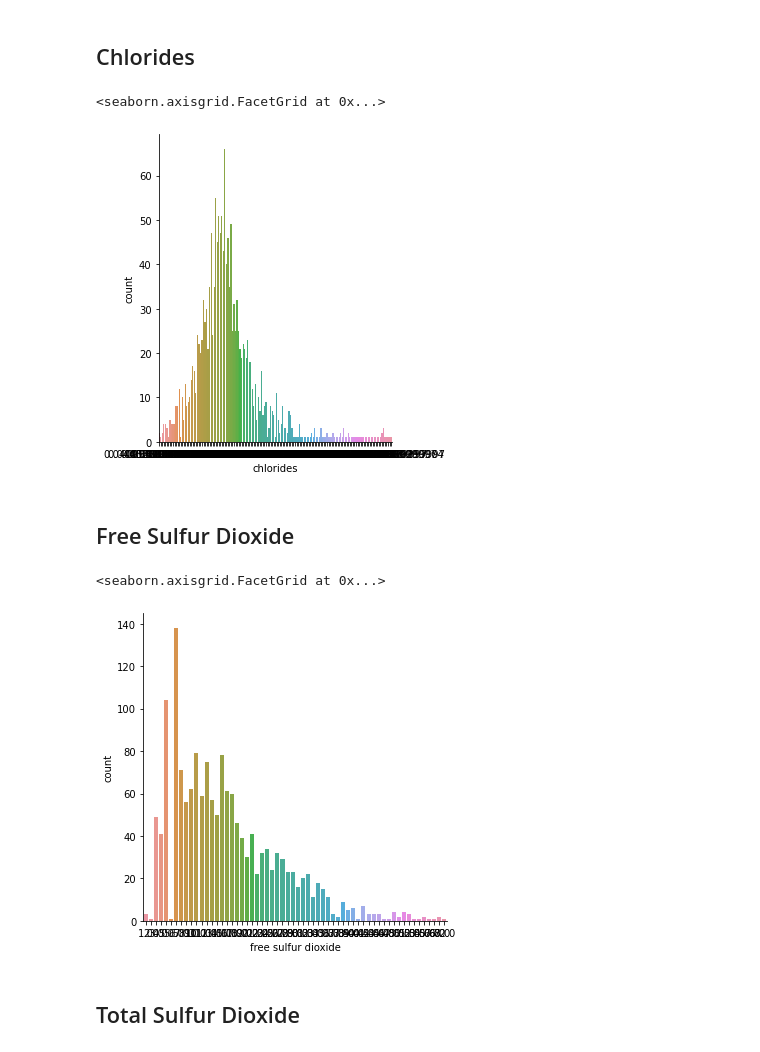
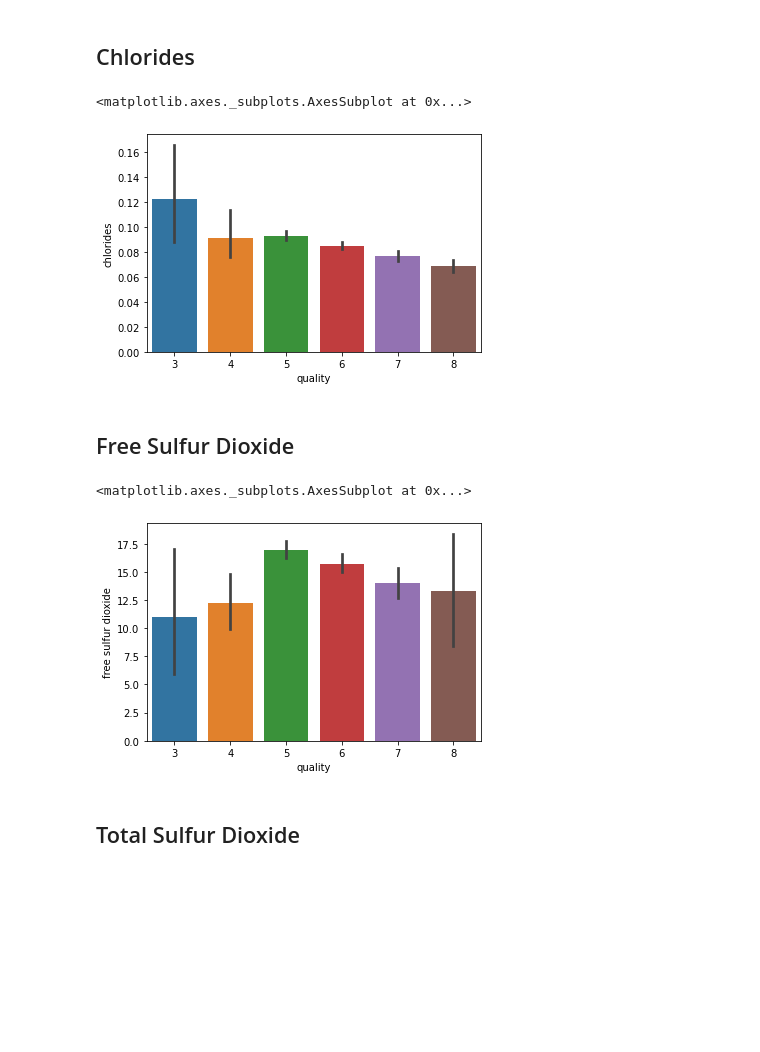
Before and after one commit to PJFinnerty/Machine-Learning-and-Statistics, a Jupyter notebook: Research.ipynb, the cells around one changed output. Saved outputs shown, nothing was run; the diff lists cells and outputs as text; code cells hidden in the pictures; blank space fills up the shorter version.

```diff
--- a/Research.ipynb
+++ b/Research.ipynb
@@ -850,17 +860,21 @@ sns.catplot(x='residual sugar', data=data_3, kind='count')
 # %% [markdown]
 ## Chlorides
 # %%
-sns.catplot(x='chlorides', data=data_3, kind='count')
+#sns.catplot(x='chlorides', data=data_3, kind='count')
+#sns.distplot(data_3['chlorides'])
+sns.barplot(x ='quality', y='chlorides', data=data_3)
 # %% [output]
-<seaborn.axisgrid.FacetGrid at 0x...>
+<matplotlib.axes._subplots.AxesSubplot at 0x...>
-[figure, old version]
+[figure, new version]
 # %% [markdown]
 ## Free Sulfur Dioxide
 # %%
-sns.catplot(x='free sulfur dioxide', data=data_3, kind='count')
+#sns.catplot(x='free sulfur dioxide', data=data_3, kind='count')
+#sns.distplot(data_3['free sulfur dioxide'])
+sns.barplot(x ='quality', y='free sulfur dioxide', data=data_3)
 # %% [output]
-<seaborn.axisgrid.FacetGrid at 0x...>
+<matplotlib.axes._subplots.AxesSubplot at 0x...>
-[figure, old version]
+[figure, new version]
 # %% [markdown]
 ## Total Sulfur Dioxide
 # %%
```
Also changed, not shown: parts of 39 cells of this notebook, 2 other files.
